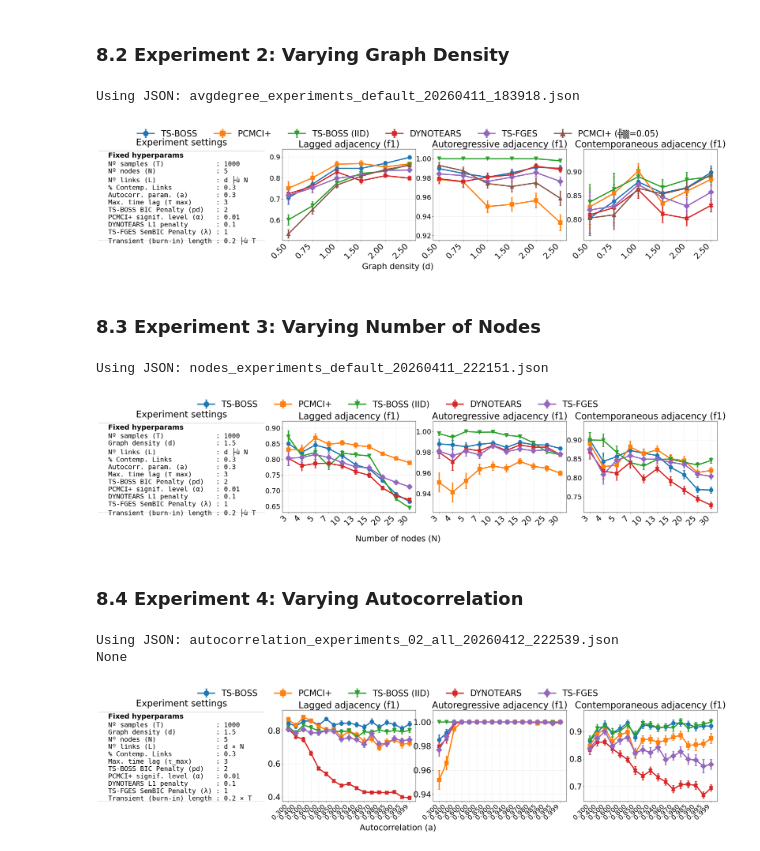
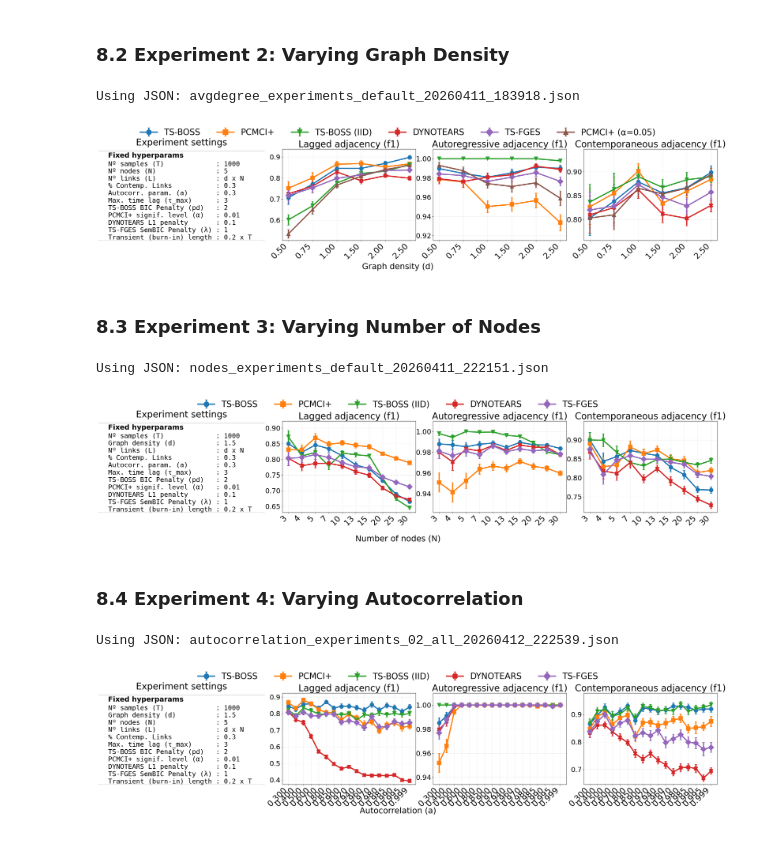
Before and after one commit to irenecastillo/TS-BOSS, a Jupyter notebook: notebooks/TS-BOSSY_notebook_experiments.ipynb, the cells around one changed output. Cells and saved outputs as stored; diff of their text form; code cells hidden in the pictures.

Commit message:
fixed format in plotting

```diff
--- a/notebooks/TS-BOSSY_notebook_experiments.ipynb
+++ b/notebooks/TS-BOSSY_notebook_experiments.ipynb
@@ -1420,7 +1422,7 @@ def plot_components_from_latest(pattern, varied_param, fixed_params, metric="f1"
     plot_adjacency_components_json(
         name=os.path.basename(json_path),
         folder=results_folder,
-        comparison_type="cpdag",
+        comparison_type="mpdag",
         varied_param=varied_param,
         fixed_params=fixed_params,
         methods=methods,
@@ -1490,7 +1492,7 @@ plot_components_from_latest(
 )
 # %% [output]
 Using JSON: avgdegree_experiments_default_20260411_183918.json
-[figure, old version]
+[figure, new version]
 # %% [markdown]
 ### 8.3 Experiment 3: Varying Number of Nodes
 # %%
@@ -1523,37 +1525,35 @@ plot_components_from_latest(
 )
 # %% [output]
 Using JSON: nodes_experiments_default_20260411_222151.json
-[figure, old version]
+[figure, new version]
 # %% [markdown]
 ### 8.4 Experiment 4: Varying Autocorrelation
 # %%
 fixed_exp4 = {
     "Nº samples (T)": 1000,
     "Graph density (d)": 1.5,
     "Nº nodes (N)": 5,
     "Nº links (L)": r"$d \times N$",
     "% Contemp. Links": 0.3,
     #"Autocorr. param. (a)": 0.3,
     # "Nº graph per setting (K)": 100,
     "Max. time lag (τ_max)": 3,
     "TS-BOSS BIC Penalty (pd)": 2,
     "PCMCI+ signif. level (α)": 0.01,
     #"Contemp. collider rule": "Majority",
     "DYNOTEARS L1 penalty": 0.1,
     "TS-FGES SemBIC Penalty (λ)": 1,
     "Transient (burn-in) length": r"$0.2 \times T$",
 }
 
 
 plot_components_from_latest(
     pattern="autocorrelation_experiments*.json",
     varied_param="autocorrelation",
     fixed_params=fixed_exp4,
-    title=None,
     metric="f1",
     methods=["tsboss", "pcmci", "tsboss_iid", "dynotears", "svarfges"],
 )
 # %% [output]
 Using JSON: autocorrelation_experiments_02_all_20260412_222539.json
-None
-[figure, old version]
+[figure, new version]
```
Also changed, not shown: parts of 11 cells of this notebook, 1 other file.
